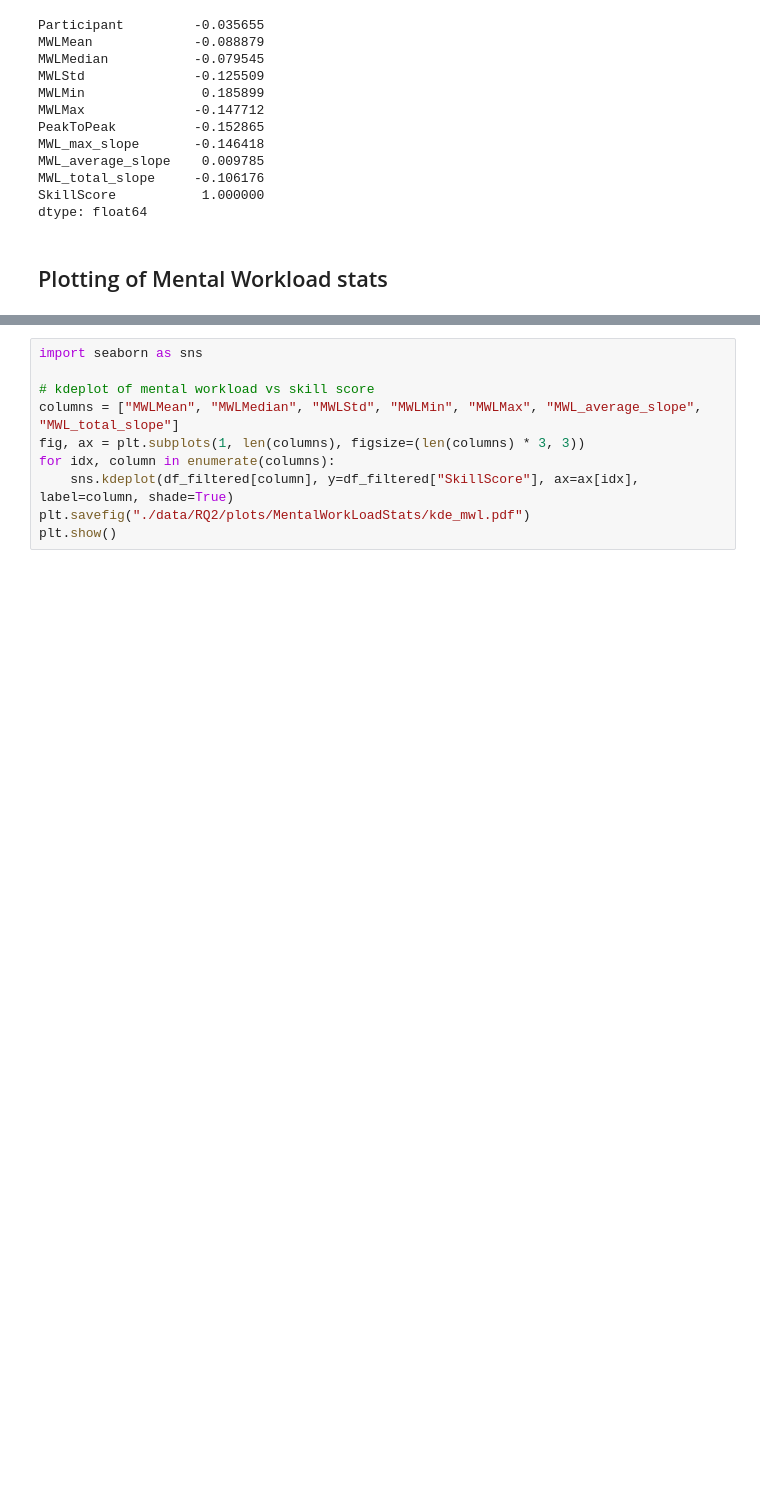
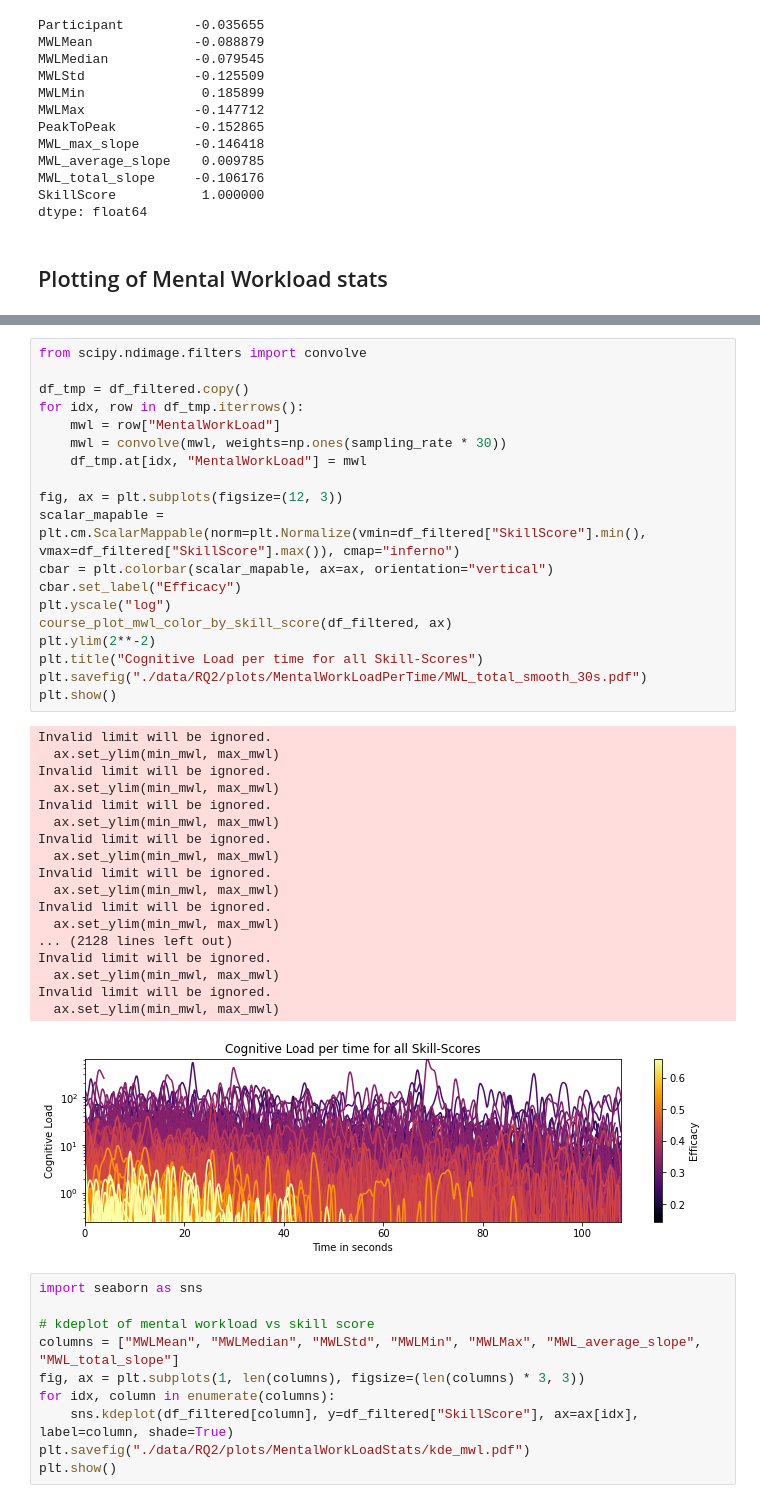
Before and after one commit to brains-on-code/NoviceVsExpert, a Jupyter notebook: dataEvaluation/RQ2_EEG.ipynb, the cells around one changed output, grey strips where cells are left out. Drawn from its saved outputs; the diff is of its cells as text; blank space fills up the shorter version.

```diff
--- a/dataEvaluation/RQ2_EEG.ipynb
+++ b/dataEvaluation/RQ2_EEG.ipynb
@@ -489,3 +527,41 @@ plt.show()
+# %%
+from scipy.ndimage.filters import convolve
+
+df_tmp = df_filtered.copy()
+for idx, row in df_tmp.iterrows():
+    mwl = row["MentalWorkLoad"]
+    mwl = convolve(mwl, weights=np.ones(sampling_rate * 30))
+    df_tmp.at[idx, "MentalWorkLoad"] = mwl
+
+fig, ax = plt.subplots(figsize=(12, 3))
+scalar_mapable = plt.cm.ScalarMappable(norm=plt.Normalize(vmin=df_filtered["SkillScore"].min(), vmax=df_filtered["SkillScore"].max()), cmap="inferno")
+cbar = plt.colorbar(scalar_mapable, ax=ax, orientation="vertical")
+cbar.set_label("Efficacy")
+plt.yscale("log")
+course_plot_mwl_color_by_skill_score(df_filtered, ax)
+plt.ylim(2**-2)
+plt.title("Cognitive Load per time for all Skill-Scores")
+plt.savefig("./data/RQ2/plots/MentalWorkLoadPerTime/MWL_total_smooth_30s.pdf")
+plt.show()
+# %% [output]
+Invalid limit will be ignored.
+  ax.set_ylim(min_mwl, max_mwl)
+Invalid limit will be ignored.
+  ax.set_ylim(min_mwl, max_mwl)
+Invalid limit will be ignored.
+  ax.set_ylim(min_mwl, max_mwl)
+Invalid limit will be ignored.
+  ax.set_ylim(min_mwl, max_mwl)
+Invalid limit will be ignored.
+  ax.set_ylim(min_mwl, max_mwl)
+Invalid limit will be ignored.
+  ax.set_ylim(min_mwl, max_mwl)
+... (2128 lines left out)
+Invalid limit will be ignored.
+  ax.set_ylim(min_mwl, max_mwl)
+Invalid limit will be ignored.
+  ax.set_ylim(min_mwl, max_mwl)
+[figure, added]
 # %%
 import seaborn as sns
 
```
Also changed, not shown: parts of 23 cells of this notebook, 1 other file.
